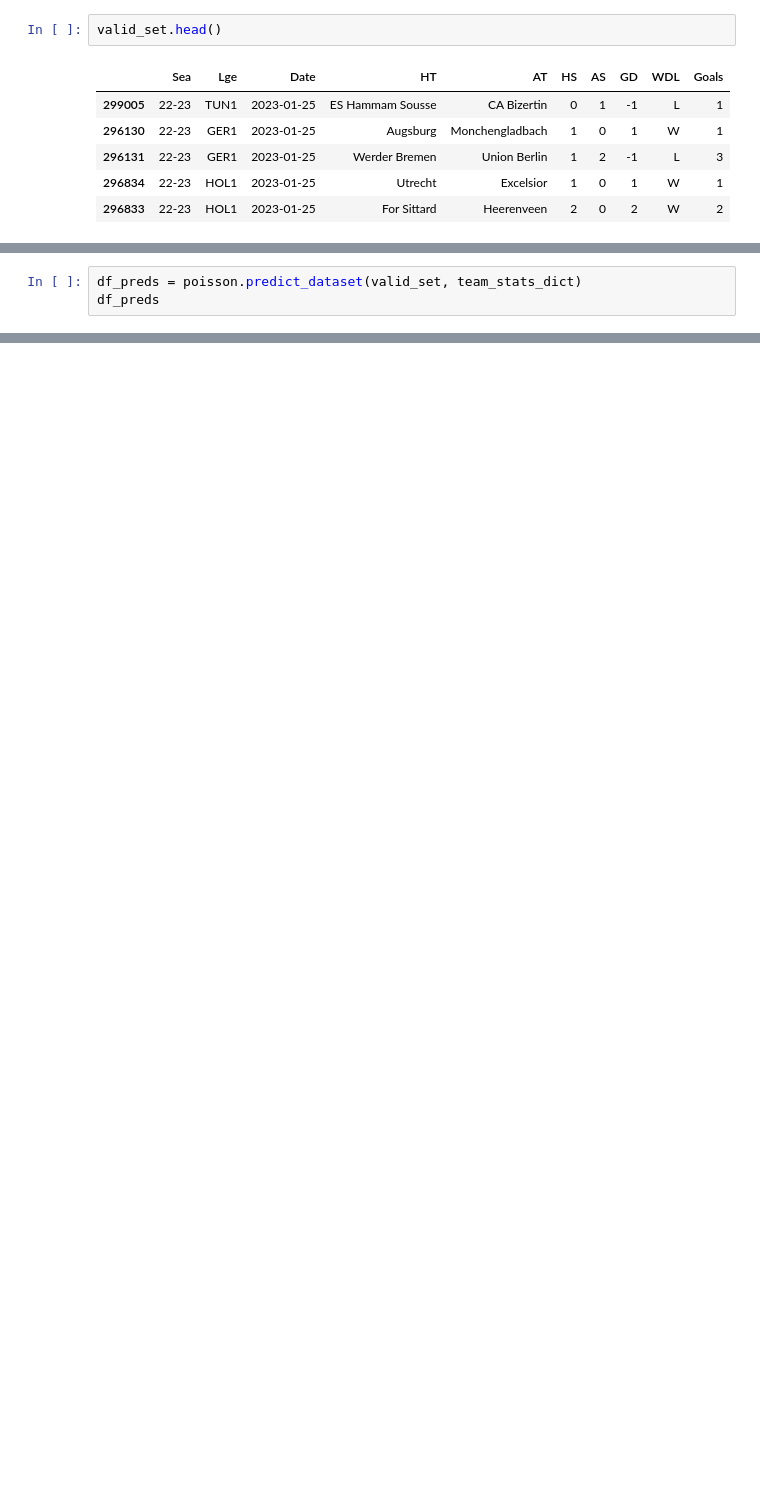
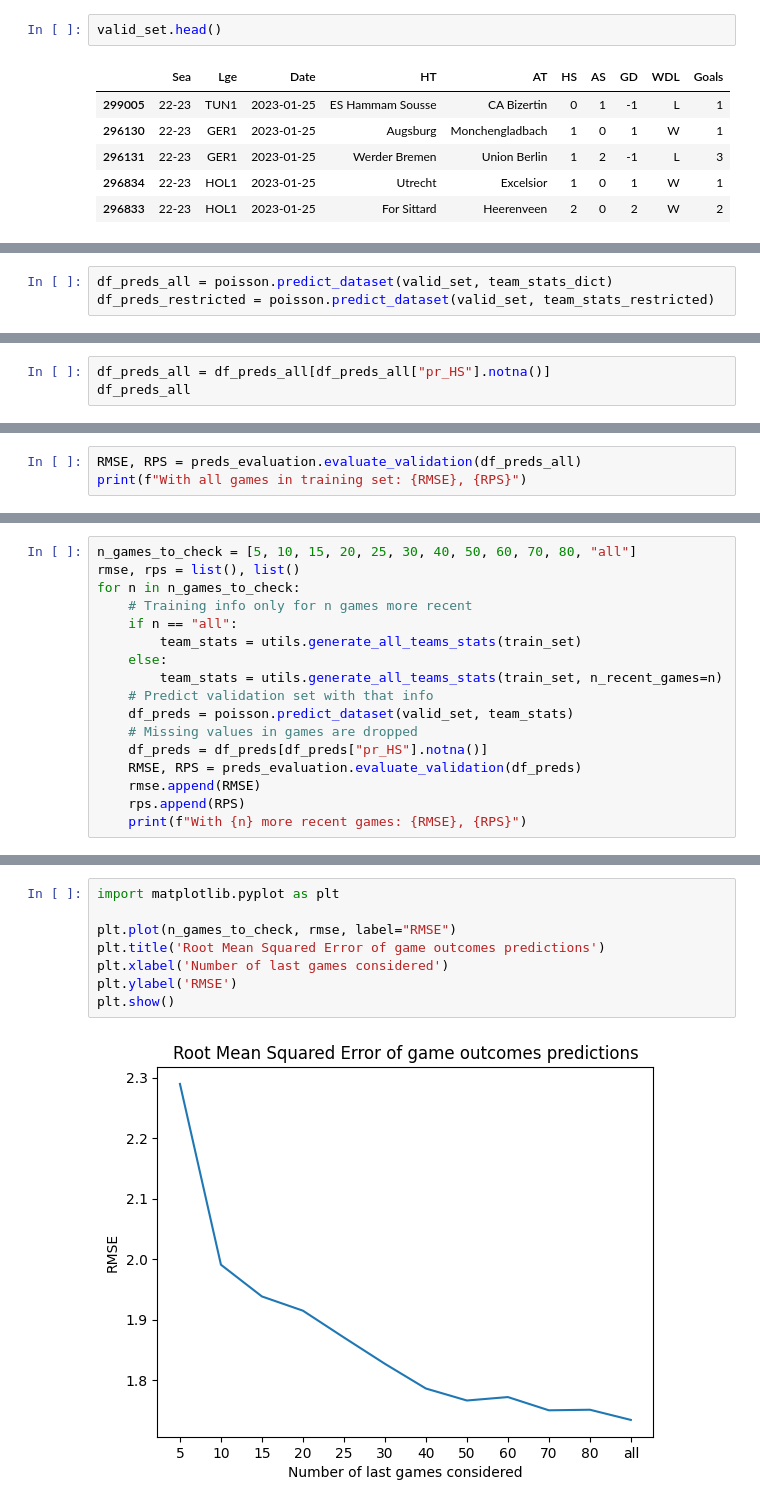
Before and after one commit to robertohdz98/soccer-prediction-challenge-2023, a Jupyter notebook: 05-poisson-validation.ipynb, the cells around one changed output, grey strips where cells are left out. Cells and saved outputs as stored; diff of their text form; blank space fills up the shorter version.

Commit message:
feat: Poisson validation with distinct nb of games

```diff
--- a/05-poisson-validation.ipynb
+++ b/05-poisson-validation.ipynb
@@ -68,3 +104,3 @@ team_stats_dict
 # %%
-df_preds = poisson.predict_dataset(valid_set, team_stats_dict)
-df_preds
+df_preds_all = poisson.predict_dataset(valid_set, team_stats_dict)
+df_preds_restricted = poisson.predict_dataset(valid_set, team_stats_restricted)
@@ -84,0 +123,3 @@ df_preds
+# %%
+df_preds_all = df_preds_all[df_preds_all["pr_HS"].notna()]
+df_preds_all
@@ -91,0 +180,3 @@ print(RMSE, RPS)
+# %%
+RMSE, RPS = preds_evaluation.evaluate_validation(df_preds_all)
+print(f"With all games in training set: {RMSE}, {RPS}")
@@ -91,0 +185,17 @@ print(RMSE, RPS)
+# %%
+n_games_to_check = [5, 10, 15, 20, 25, 30, 40, 50, 60, 70, 80, "all"]
+rmse, rps = list(), list()
+for n in n_games_to_check:
+    # Training info only for n games more recent
+    if n == "all":
+        team_stats = utils.generate_all_teams_stats(train_set)
+    else:
+        team_stats = utils.generate_all_teams_stats(train_set, n_recent_games=n)
+    # Predict validation set with that info
+    df_preds = poisson.predict_dataset(valid_set, team_stats)
+    # Missing values in games are dropped
+    df_preds = df_preds[df_preds["pr_HS"].notna()]
+    RMSE, RPS = preds_evaluation.evaluate_validation(df_preds)
+    rmse.append(RMSE)
+    rps.append(RPS)
+    print(f"With {n} more recent games: {RMSE}, {RPS}")
@@ -91,0 +215,10 @@ print(RMSE, RPS)
+# %%
+import matplotlib.pyplot as plt
+
+plt.plot(n_games_to_check, rmse, label="RMSE")
+plt.title('Root Mean Squared Error of game outcomes predictions')
+plt.xlabel('Number of last games considered')
+plt.ylabel('RMSE')
+plt.show()
+# %% [output]
+[figure, added]
```
Also changed, not shown: parts of 19 cells of this notebook.
